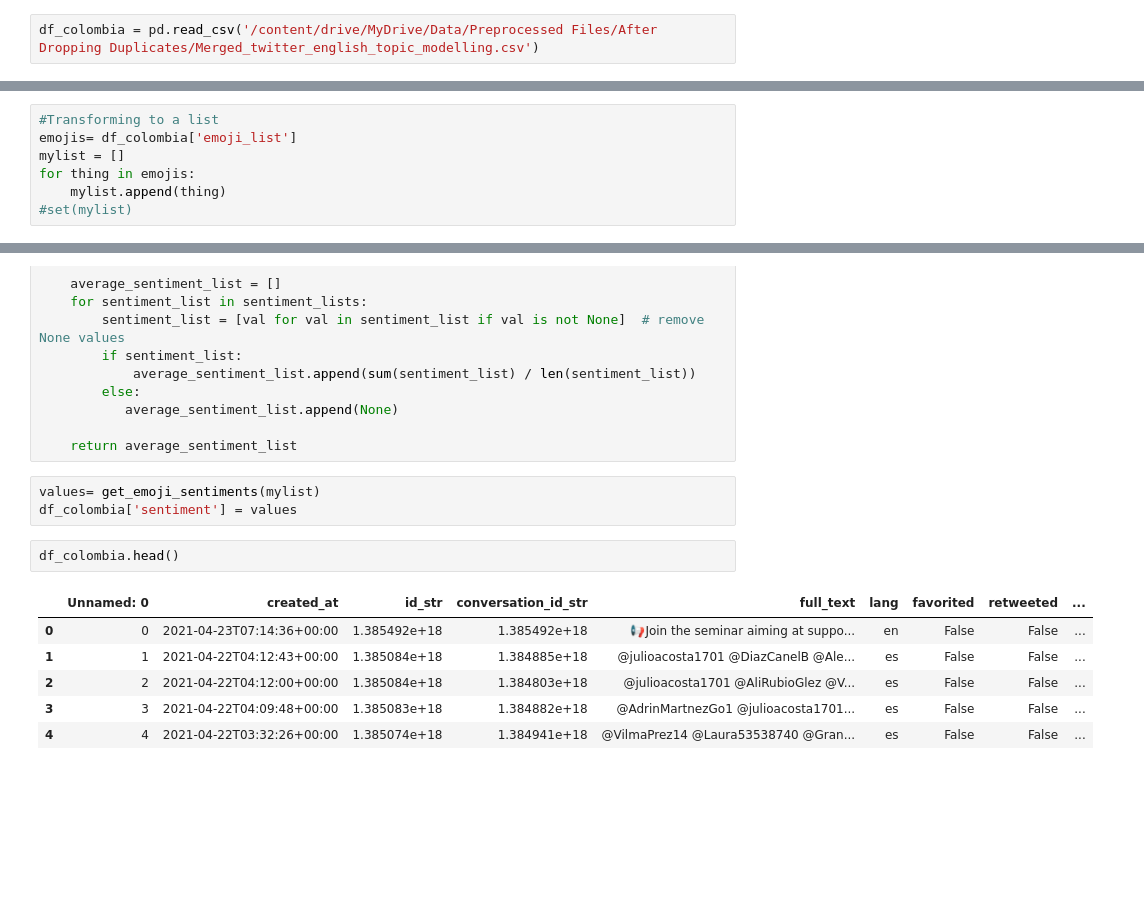
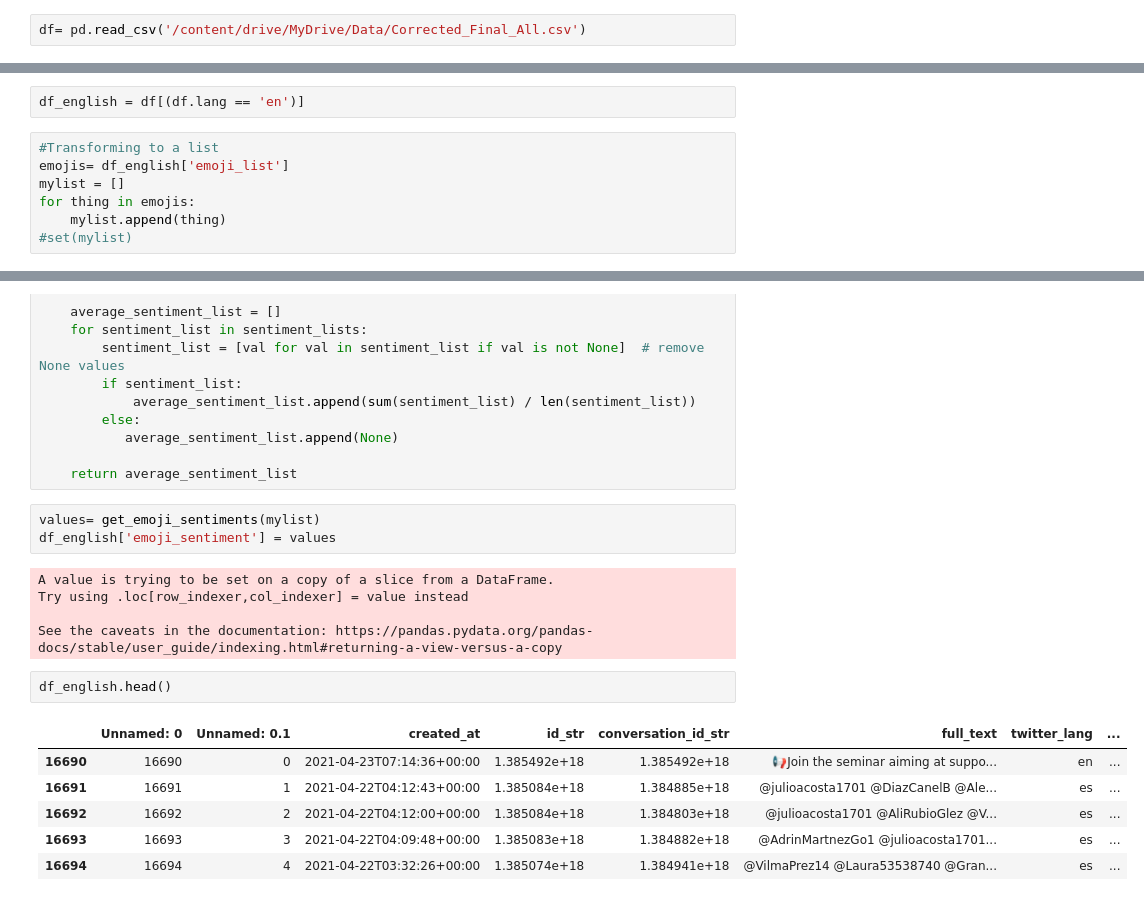
Before and after one commit to OmdenaAI/omdena-colombia-socialnetwork, a Jupyter notebook: src/tasks/task-4-sentiment-analysis/Analia_English_tweet_emoji_sentiment.ipynb, the cells around one changed output, grey strips where cells are left out. Saved outputs shown, nothing was run; the diff lists cells and outputs as text; blank space fills up the shorter version.

Commit message:
Add files via upload
Changes:
1. DF is the last one
2. Rename column as emoji_sentiment

```diff
--- a/src/tasks/task-4-sentiment-analysis/Analia_English_tweet_emoji_sentiment.ipynb
+++ b/src/tasks/task-4-sentiment-analysis/Analia_English_tweet_emoji_sentiment.ipynb
@@ -74,4 +71,4 @@ from wordcloud import WordCloud
 [nltk_data] Downloading package treebank to /root/nltk_data...
 [nltk_data]   Package treebank is already up-to-date!
 # %%
-df_colombia = pd.read_csv('/content/drive/MyDrive/Data/Preprocessed Files/After Dropping Duplicates/Merged_twitter_english_topic_modelling.csv')
+df= pd.read_csv('/content/drive/MyDrive/Data/Corrected_Final_All.csv')
@@ -91,6 +75,8 @@ df_colombia.shape
+# %%
+df_english = df[(df.lang == 'en')]
 # %%
 #Transforming to a list
-emojis= df_colombia['emoji_list']
+emojis= df_english['emoji_list']
 mylist = []
 for thing in emojis:
     mylist.append(thing)
@@ -264,13 +250,18 @@ def get_emoji_sentiments(emojis_sentiment):
     return average_sentiment_list
 # %%
 values= get_emoji_sentiments(mylist)
-df_colombia['sentiment'] = values
+df_english['emoji_sentiment'] = values
+# %% [output]
+A value is trying to be set on a copy of a slice from a DataFrame.
+Try using .loc[row_indexer,col_indexer] = value instead
+
+See the caveats in the documentation: https://pandas.pydata.org/pandas-docs/stable/user_guide/indexing.html#returning-a-view-versus-a-copy
 # %%
-df_colombia.head()
+df_english.head()
 # %% [output]
-|  | Unnamed: 0 | created_at | id_str | conversation_id_str | full_text | lang | favorited | retweeted | ... |
-| 0 | 0 | 2021-04-23T07:14:36+00:00 | 1.385492e+18 | 1.385492e+18 | 📢Join the seminar aiming at suppo... | en | False | False | ... |
-| 1 | 1 | 2021-04-22T04:12:43+00:00 | 1.385084e+18 | 1.384885e+18 | @julioacosta1701 @DiazCanelB @Ale... | es | False | False | ... |
-| 2 | 2 | 2021-04-22T04:12:00+00:00 | 1.385084e+18 | 1.384803e+18 | @julioacosta1701 @AliRubioGlez @V... | es | False | False | ... |
-| 3 | 3 | 2021-04-22T04:09:48+00:00 | 1.385083e+18 | 1.384882e+18 | @AdrinMartnezGo1 @julioacosta1701... | es | False | False | ... |
-| 4 | 4 | 2021-04-22T03:32:26+00:00 | 1.385074e+18 | 1.384941e+18 | @VilmaPrez14 @Laura53538740 @Gran... | es | False | False | ... |
+|  | Unnamed: 0 | Unnamed: 0.1 | created_at | id_str | conversation_id_str | full_text | twitter_lang | ... |
+| 16690 | 16690 | 0 | 2021-04-23T07:14:36+00:00 | 1.385492e+18 | 1.385492e+18 | 📢Join the seminar aiming at suppo... | en | ... |
+| 16691 | 16691 | 1 | 2021-04-22T04:12:43+00:00 | 1.385084e+18 | 1.384885e+18 | @julioacosta1701 @DiazCanelB @Ale... | es | ... |
+| 16692 | 16692 | 2 | 2021-04-22T04:12:00+00:00 | 1.385084e+18 | 1.384803e+18 | @julioacosta1701 @AliRubioGlez @V... | es | ... |
+| 16693 | 16693 | 3 | 2021-04-22T04:09:48+00:00 | 1.385083e+18 | 1.384882e+18 | @AdrinMartnezGo1 @julioacosta1701... | es | ... |
+| 16694 | 16694 | 4 | 2021-04-22T03:32:26+00:00 | 1.385074e+18 | 1.384941e+18 | @VilmaPrez14 @Laura53538740 @Gran... | es | ... |
```
Also changed, not shown: parts of 7 cells of this notebook.
